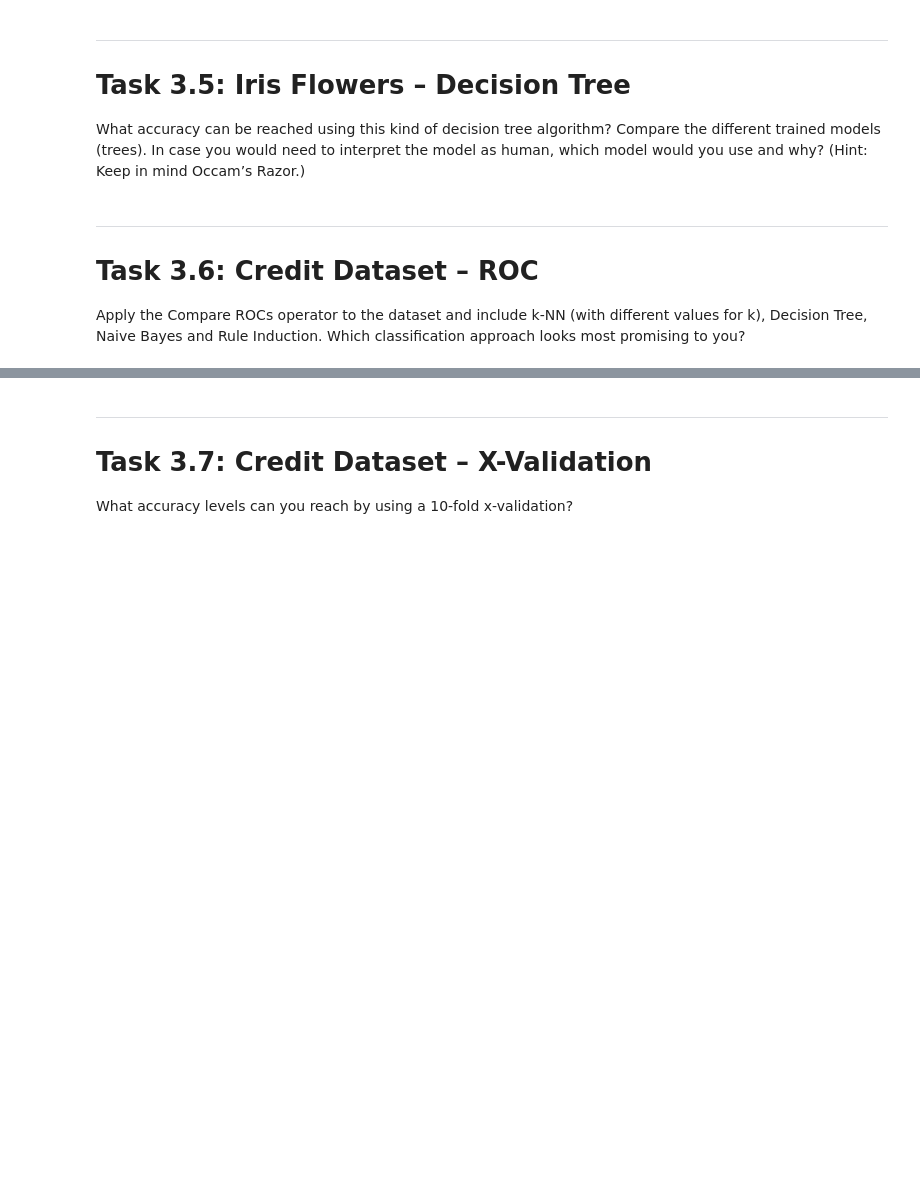
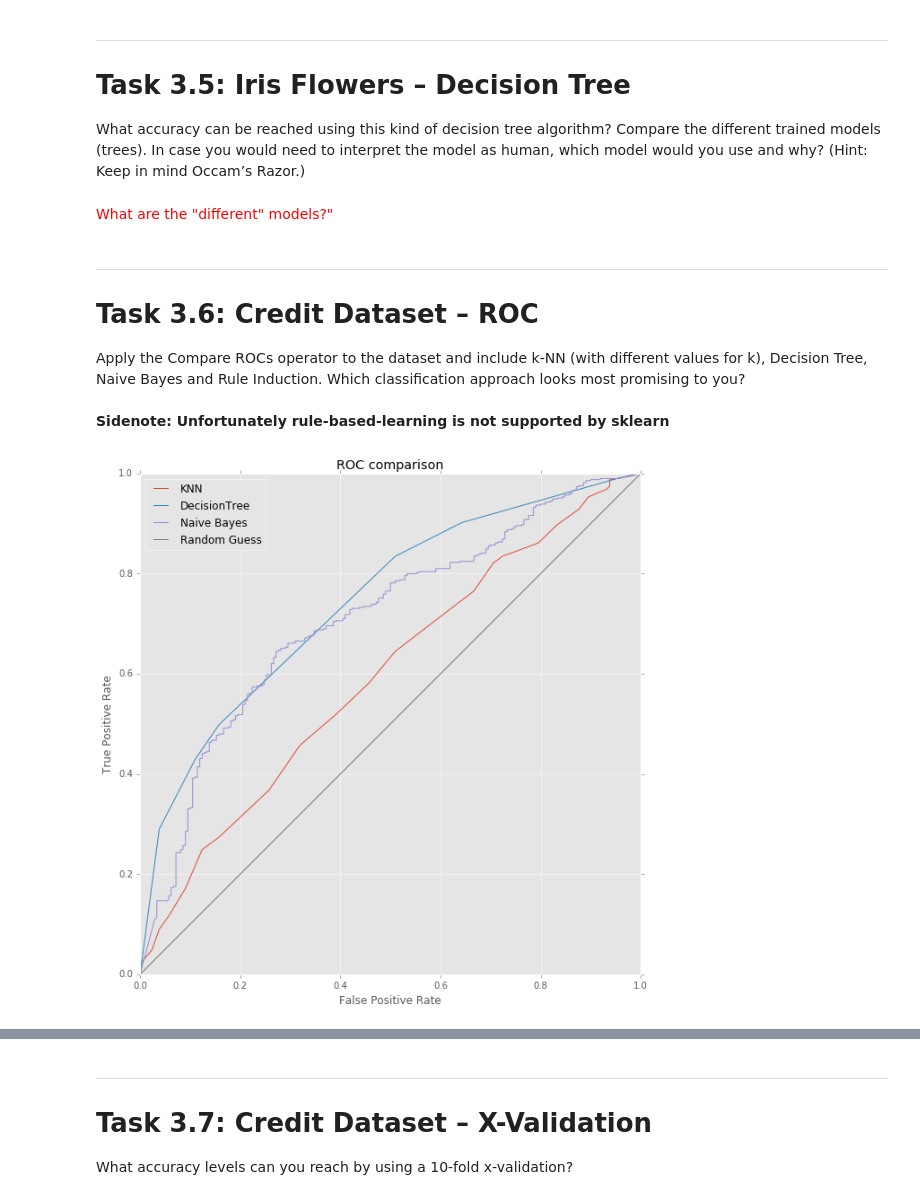
Before and after one commit to jgoerner/DataMining, a Jupyter notebook: notebooks/0.1-jg-readingguide-3.ipynb, the cells around one changed output, grey strips where cells are left out. Saved outputs shown, nothing was run; the diff lists cells and outputs as text; code cells hidden in the pictures; blank space fills up the shorter version.

```diff
--- a/notebooks/0.1-jg-readingguide-3.ipynb
+++ b/notebooks/0.1-jg-readingguide-3.ipynb
@@ -114,7 +149,58 @@ What accuracy can be reached using this kind of decision tree algorithm?
 Compare the different trained models (trees). In case you would need to
 interpret the model as human, which model would you use and why? (Hint:
 Keep in mind Occam’s Razor.)
+# %% [markdown]
+<span style="color:red;">What are the "different" models?"</span>
 # %% [markdown]
 ---
 # Task 3.6: Credit Dataset – ROC
-Apply the Compare ROCs operator to the dataset and include k-NN (with different values for k), Decision Tree, Naive Bayes and Rule Induction. Which classification approach looks most promising to you?
+Apply the Compare ROCs operator to the dataset and include k-NN (with different values for k), Decision Tree, Naive Bayes and Rule Induction. Which classification approach looks most promising to you?<br><br>
+**Sidenote: Unfortunately rule-based-learning is not supported by sklearn**
+# %%
+# Preprocess data
+dfp_credit = DataFramePreprocessor()
+#X, y = dfp_credit.fit_transform(dt_credit, "class")
+X, y = dfp_credit.fit_transform(dt_credit_2, "class")
+
+# Train test plit data
+X_train, X_test, y_train, y_test = train_test_split(X, y, train_size=0.3, stratify=y, random_state=42)
+
+# KNN - tuning of hyperparameter
+# Search optimal k in [1, 100]
+pg_knn =[{"n_neighbors" : np.arange(1,101)}]
+gs = GridSearchCV(estimator=KNeighborsClassifier(),
+                  param_grid=pg_knn,
+                  cv=10)
+knn_best = gs.fit(X.values, y.values.ravel()).best_estimator_
+
+# Decision Trees - tuning of hyperparameter
+# Search for optimal max_depth and criterion
+pg_dtree =[{"max_depth" : [2, 3, 5, 10],
+            "criterion" : ["gini", "entropy"]}]
+gs = GridSearchCV(estimator=DecisionTreeClassifier(),
+                  param_grid=pg_dtree,
+                  cv=10)
+dtree_best = gs.fit(X.values, y.values.ravel()).best_estimator_
+
+# Naive Bayes
+nb = GaussianNB()
+nb.fit(X_train, y_train.values.ravel())
+
+# Prepare ROC data
+fpr_knn, tpr_knn, _ = roc_curve(y_test, knn_best.predict_proba(X_test).T[1])
+fpr_dtree, tpr_dtree, _ = roc_curve(y_test, dtree_best.predict_proba(X_test).T[1])
+fpr_nb, tpr_nb, _ = roc_curve(y_test, nb.predict_proba(X_test).T[1])
+
+# Plot ROC curves
+plt.rcParams["figure.figsize"] = [10, 10]
+plt.plot(fpr_knn, tpr_knn, label="KNN")
+plt.plot(fpr_dtree, tpr_dtree, label="DecisionTree")
+plt.plot(fpr_nb, tpr_nb, label="Naive Bayes")
+plt.plot([0,1], [0,1], label="Random Guess")
+plt.title("ROC comparison")
+plt.xlabel("False Positive Rate")
+plt.ylabel("True Positive Rate")
+plt.legend(loc="best")
+plt.show()
+# %% [output]
+[figure, added]
```
Also changed, not shown: parts of 8 cells of this notebook, 7 other files.
